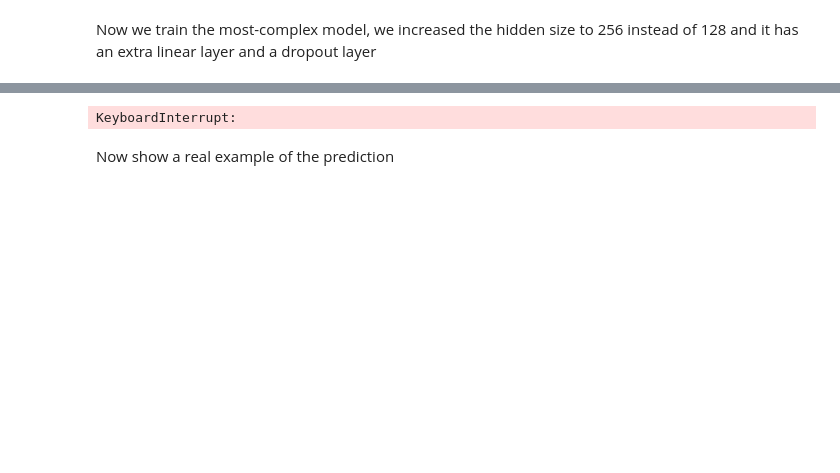
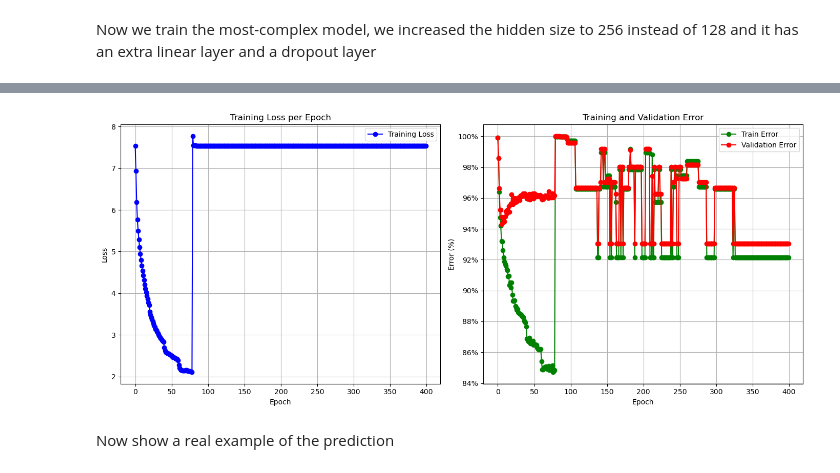
Before and after one commit to CarlosVegadeAlba/Deep_Learning, a Jupyter notebook: Assigment_3/inf265_v24_project03_data/Assigment_3.ipynb, the cells around one changed output, grey strips where cells are left out. Saved outputs shown, nothing was run; the diff lists cells and outputs as text; code cells hidden in the pictures; blank space fills up the shorter version.

```diff
--- a/Assigment_3/inf265_v24_project03_data/Assigment_3.ipynb
+++ b/Assigment_3/inf265_v24_project03_data/Assigment_3.ipynb
@@ -768,10 +780,12 @@ optimizer = optim.SGD(CBOW_model.parameters(), lr=0.01)
 scheduler = torch.optim.lr_scheduler.StepLR(optimizer, step_size=20, gamma=0.9)
 
 # 2 mins epoch
-losses, validation_accuracys, train_accuracys = load_model(CBOW_PATH, CBOW_model, optimizer, scheduler, n_epochs, loss_fn)
+losses, validation_accuracies, train_accuracies = load_model(CBOW_PATH, CBOW_model, optimizer, scheduler, n_epochs, loss_fn, train_loader, val_loader)
 
 CBOW_counter += 1
 titles.append(filename)
 models.append(CBOW_model)
+
+plot_training_metrics(n_epochs, losses, train_accuracies, validation_accuracies)
 # %% [output]
 2.Training: CBOW_3_Complex
@@ -781,4 +794,4 @@ On device cpu.
-KeyboardInterrupt:
+[figure, added]
 # %% [markdown]
 Now show a real example of the prediction
 # %%
```
Also changed, not shown: parts of 25 cells of this notebook.
